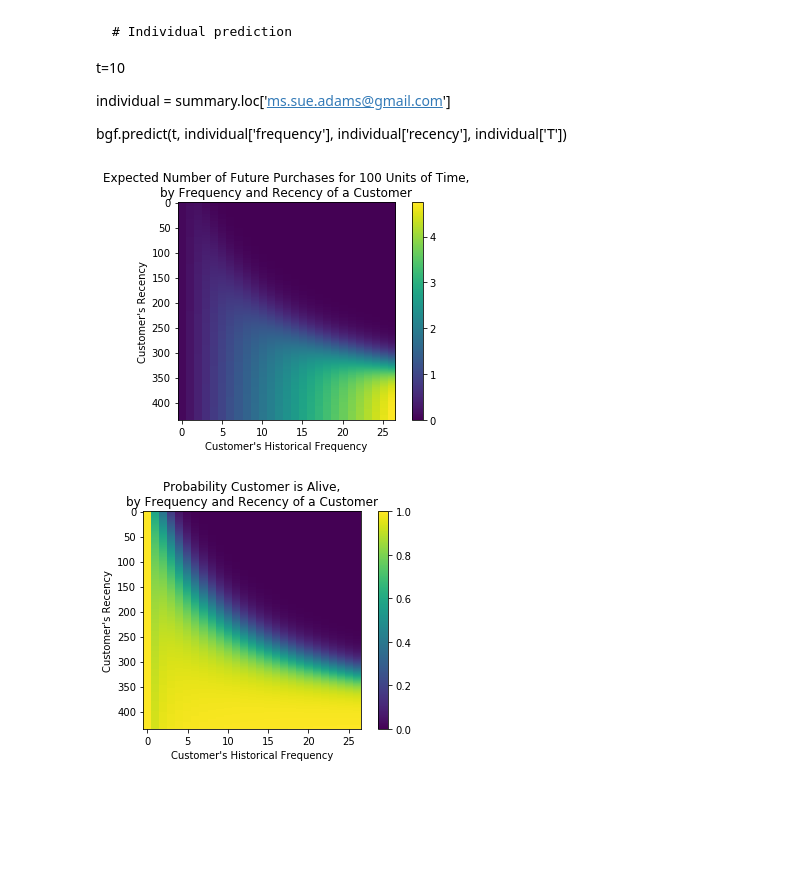
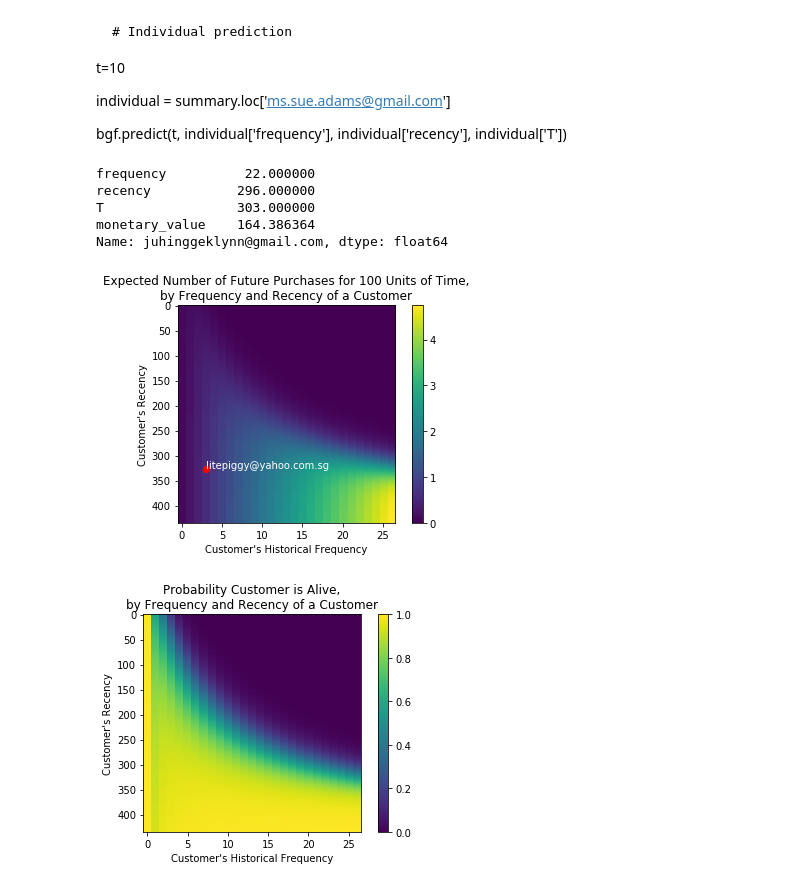
Before and after one commit to jeffl24/lifetime, a Jupyter notebook: CLTV_analysis.ipynb, the cells around one changed output. Cells and saved outputs as stored; diff of their text form; code cells hidden in the pictures; blank space fills up the shorter version.

```diff
--- a/CLTV_analysis.ipynb
+++ b/CLTV_analysis.ipynb
@@ -127,12 +130,11 @@ t = 10
 summary['predicted_purchases'] = summary.apply(lambda r: bgf.conditional_expected_number_of_purchases_up_to_time(t, r['frequency'], r['recency'], r['T']), axis=1)
 # alternative formula to produce same predicted purchases column
 # summary['predicted_purchases'] = bgf.conditional_expected_number_of_purchases_up_to_time(t, summary['frequency'], summary['recency'], summary['T'])
-summary = summary.sort_values(by='predicted_purchases', ascending=False)
-
+summary = summary.sort_values(by='predicted_purchases', ascending=False).reset_index()
 # To rename a column with variable number of days "T"
 # summary['expected_probability_' + str(period) + '_days']
 
 # Join the probability with the source data (either sales_data or summary)
-sales_data_clean = sales_data_clean.merge(summary_2[['Email', 'predicted_purchases']], how='left', on='Email')
+sales_data_clean = sales_data_clean.merge(summary[['Email', 'predicted_purchases']], how='left', on='Email')
+sales_data_clean
 # sales_data_clean.to_excel('shopify_sales_data_with_probability_repurchase.xlsx')
-sales_data_clean
@@ -143,16 +164,31 @@ t=10
 individual = summary.loc['ms.sue.adams@gmail.com']
 
 bgf.predict(t, individual['frequency'], individual['recency'], individual['T'])
+# %%
+summary.loc['juhinggeklynn@gmail.com']
+# %% [output]
+frequency          22.000000
+recency           296.000000
+T                 303.000000
+monetary_value    164.386364
+Name: juhinggeklynn@gmail.com, dtype: float64
 # %%
 # This Recency-Frequency plot maps a customer's expected purchases by the next year
 
 from lifetimes.plotting import plot_frequency_recency_matrix
 
 plot_frequency_recency_matrix(bgf, T=100)
+
+test_email = 'litepiggy@yahoo.com.sg'
+
+plt.scatter(x=summary.loc[test_email]['frequency'], y=summary.loc[test_email]['recency'], c='r', s=40)
+plt.annotate(test_email,
+             xy = (summary.loc[test_email]['frequency'], summary.loc[test_email]['recency']),
+            color = 'white')
 # plt.savefig('CLTV.png')
 plt.show()
 # %% [output]
-[figure, old version]
+[figure, new version]
 # %%
 # This maps the probability that they're alive given his or her frequency/recency.
 
```
Also changed, not shown: parts of 8 cells of this notebook.
